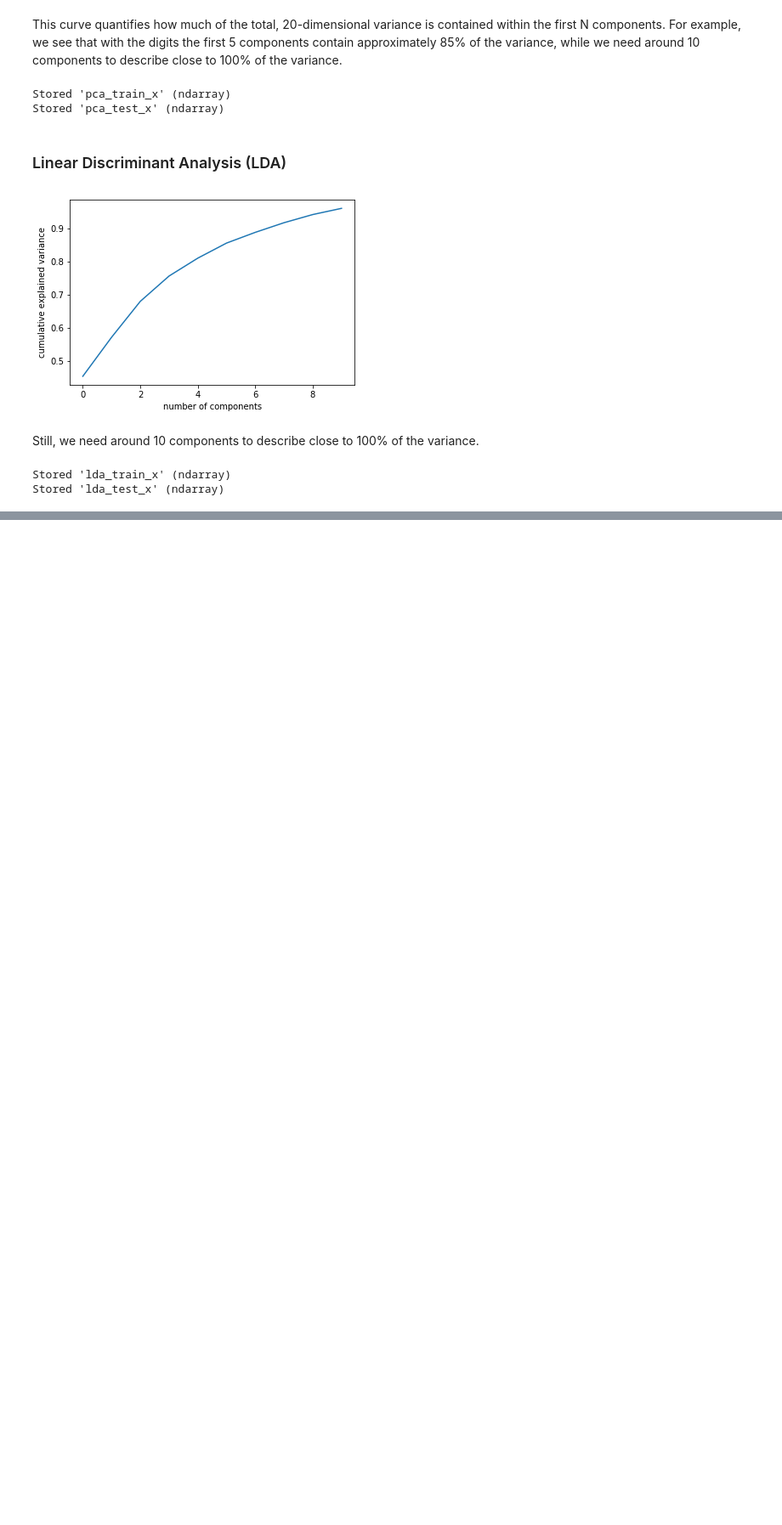
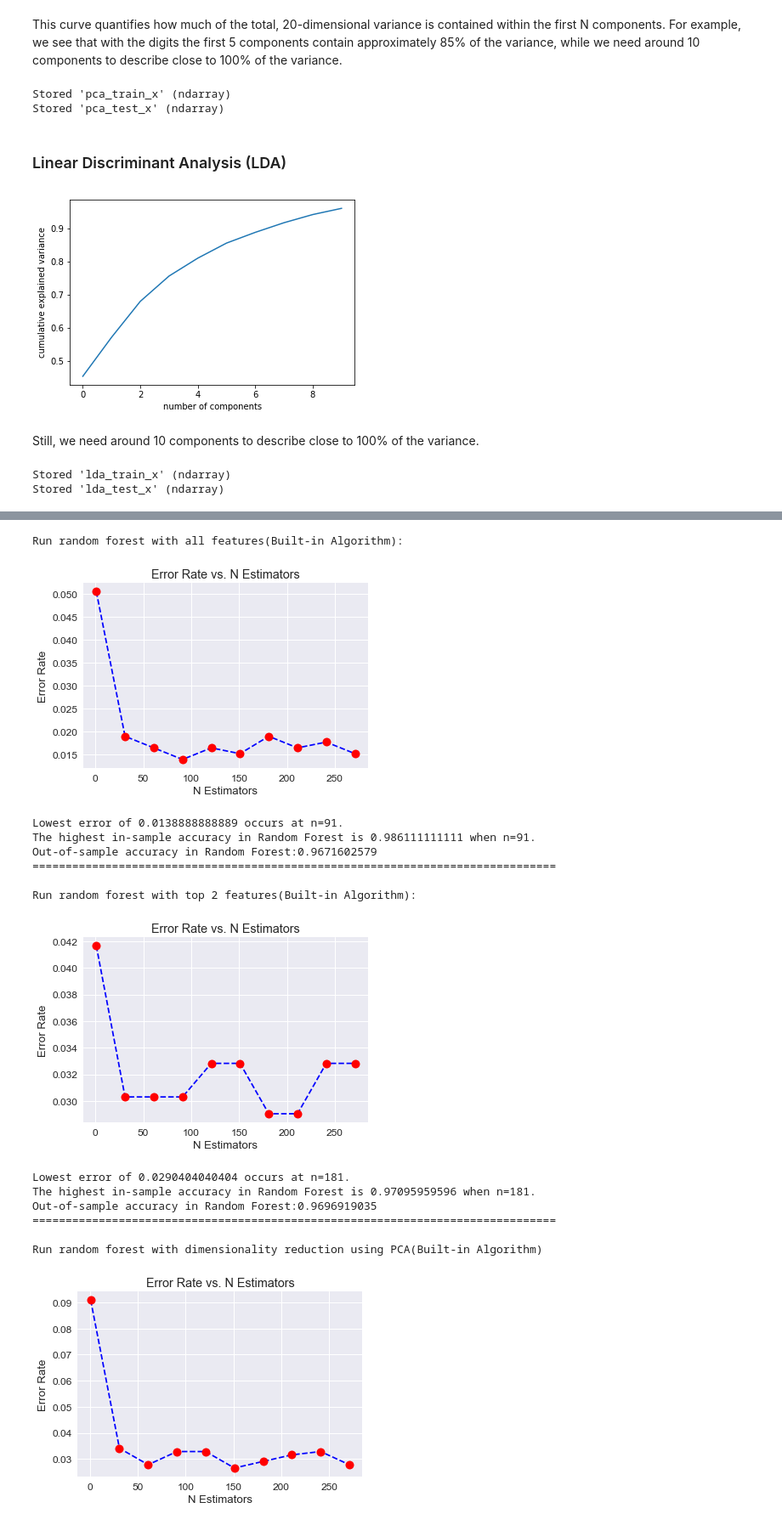
Before and after one commit to kassiwu/Gender_Recognition_by_Voice, a Jupyter notebook: Models Accuracy.ipynb, the cells around one changed output, grey strips where cells are left out. Shown at 85% size. Saved outputs shown, nothing was run; the diff lists cells and outputs as text; code cells hidden in the pictures; blank space fills up the shorter version.

```diff
--- a/Models Accuracy.ipynb
+++ b/Models Accuracy.ipynb
@@ -313,0 +273,25 @@ Out-of-sample accuracy for KNN: 0.9633548284
+# %%
+import KNN
+print("with all features(Built-in Algorithm):")
+KNN.run_k_nearest_neighbour(train_x, test_x, train_y, test_y)
+print("===========================================================")
+# print("with all features(Self-Written Algorithm):")
+# KNN.run_my_k_nearest_neighbour(train_x, test_x, train_y, test_y)
+print("===========================================================")
+print("with top 2 features(Built-in Algorithm):")
+KNN.run_k_nearest_neighbour(train_x_two_features, test_x_two_features, train_y_two_features, test_y_two_features)
+print("===========================================================")
+# print("with top 2 features(Self-Written Algorithm):")
+# KNN.run_my_k_nearest_neighbour(train_x_two_features, test_x_two_features, train_y_two_features, test_y_two_features)
+print("===========================================================")
+print("with dimensionality reduction using PCA(Built-in Algorithm)")
+KNN.run_k_nearest_neighbour(pca_train_x, pca_test_x, train_y, test_y)
+print("===========================================================")
+# print("with dimensionality reduction using PCA(Self-Written Algorithm)")
+# KNN.run_my_k_nearest_neighbour(pca_train_x, pca_test_x, train_y, test_y)
+print("===========================================================")
+print("with dimensionality reduction using LDA(Built-in Algorithm)")
+KNN.run_k_nearest_neighbour(lda_train_x, lda_test_x, train_y, test_y)
+print("===========================================================")
+# print("with dimensionality reduction using PCA(Self-Written Algorithm)")
+# KNN.run_my_k_nearest_neighbour(lda_train_x, lda_test_x, train_y, test_y)
@@ -313,0 +327,30 @@ Out-of-sample accuracy for KNN: 0.9633548284
+# %%
+import Random_Forest
+print("Run random forest with all features(Built-in Algorithm):")
+Random_Forest.run_random_forest_classifier(train_x, test_x, train_y, test_y)
+print("===============================================================================\n")
+print("Run random forest with top 2 features(Built-in Algorithm):")
+Random_Forest.run_random_forest_classifier(train_x_two_features, test_x_two_features, train_y_two_features, test_y_two_features)
+print("===============================================================================\n")
+print("Run random forest with dimensionality reduction using PCA(Built-in Algorithm)")
+Random_Forest.run_random_forest_classifier(pca_train_x, pca_test_x, train_y, test_y)
+print("===============================================================================\n")
+print("Run random forest with dimensionality reduction using LDA(Built-in Algorithm)")
+Random_Forest.run_random_forest_classifier(lda_train_x, lda_test_x, train_y, test_y)
+# %% [output]
+Run random forest with all features(Built-in Algorithm):
+[figure, added]
+Lowest error of 0.0138888888889 occurs at n=91.
+The highest in-sample accuracy in Random Forest is 0.986111111111 when n=91.
+Out-of-sample accuracy in Random Forest:0.9671602579
+===============================================================================
+
+Run random forest with top 2 features(Built-in Algorithm):
+[figure, added]
+Lowest error of 0.0290404040404 occurs at n=181.
+The highest in-sample accuracy in Random Forest is 0.97095959596 when n=181.
+Out-of-sample accuracy in Random Forest:0.9696919035
+===============================================================================
+
+Run random forest with dimensionality reduction using PCA(Built-in Algorithm)
+[figure, added]
```
Also changed, not shown: parts of 16 cells of this notebook, 1 other file.
